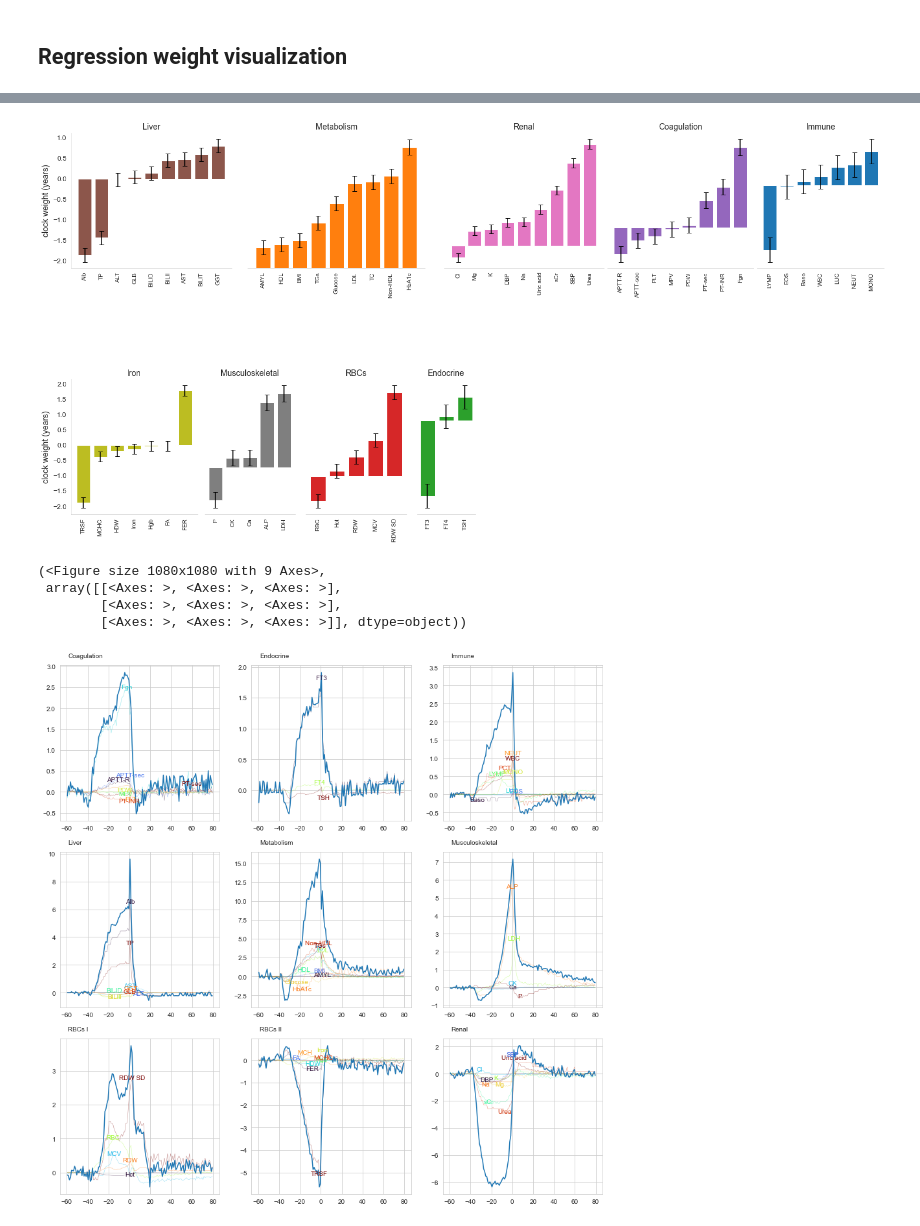
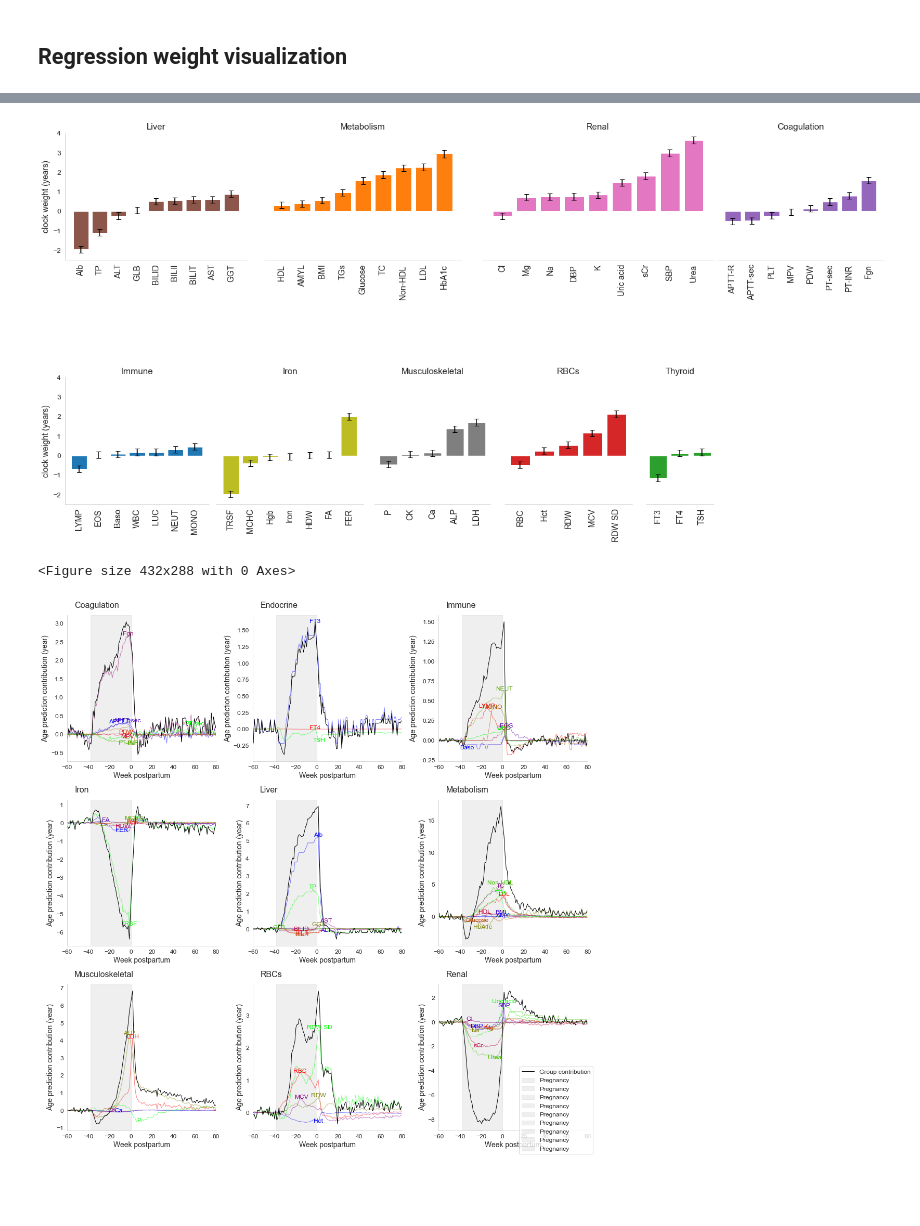
Before and after one commit to AlonLabWIS/PregAging, a Jupyter notebook: pregnancy_aging.ipynb, the cells around one changed output, grey strips where cells are left out. Cells and saved outputs as stored; diff of their text form; code cells hidden in the pictures; blank space fills up the shorter version.

```diff
--- a/pregnancy_aging.ipynb
+++ b/pregnancy_aging.ipynb
@@ -224,20 +228,18 @@ _ = plot_diff_grid_model(test_groups, names_to_weights)
 # %%
 from preg_aging.plotting import plot_model_weights
-color_map = {'Immune': '#1f77b4', "Metabolism": '#ff7f0e', "Endocrine": '#2ca02c', "RBCs": '#d62728', "Coagulation": '#9467bd', "Liver": '#8c564b', "Renal": '#e377c2', "Musculoskeletal": '#7f7f7f', "Iron": '#bcbd22'}
-f = plot_model_weights(test_groups, norm_model, color_map)
+color_map = {'Immune': '#1f77b4', "Metabolism": '#ff7f0e', "Thyroid": '#2ca02c', "RBCs": '#d62728', "Coagulation": '#9467bd', "Liver": '#8c564b', "Renal": '#e377c2', "Musculoskeletal": '#7f7f7f', "Iron": '#bcbd22'}
+f = plot_model_weights(test_groups, norm_model, color_map, 4, [-2.5,4])
 f.savefig(os.path.join("graphs", "model_weights.svg"))
+f.savefig(os.path.join("graphs", "model_weights.png"), dpi=150)
 # %% [output]
-[figure, old version]
+[figure, new version]
 # %%
 from preg_aging.plotting import plot_groups_linear_prediction
+plt.clf()
 test_groups_rbc_comp = test_groups.copy()
-test_groups_rbc_comp["RBCs"] = test_groups["RBCs I"].append(test_groups["RBCs II"])
-test_groups_rbc_comp.pop("RBCs I")
-test_groups_rbc_comp.pop("RBCs II")
-plot_groups_linear_prediction(test_groups, model.params)
+fig, _ = plot_groups_linear_prediction(test_groups, model.params, colormap="brg", skip_range=[-1.,1.], clalit_field="val_50")
+plt.tight_layout()
+fig.savefig(os.path.join("graphs", "system_by_system_prediction.svg"))
 # %% [output]
-(<Figure size 1080x1080 with 9 Axes>,
- array([[<Axes: >, <Axes: >, <Axes: >],
-        [<Axes: >, <Axes: >, <Axes: >],
-        [<Axes: >, <Axes: >, <Axes: >]], dtype=object))
+<Figure size 432x288 with 0 Axes>
-[figure, old version]
+[figure, new version]
```
Also changed, not shown: parts of 30 cells of this notebook, 5 other files.
